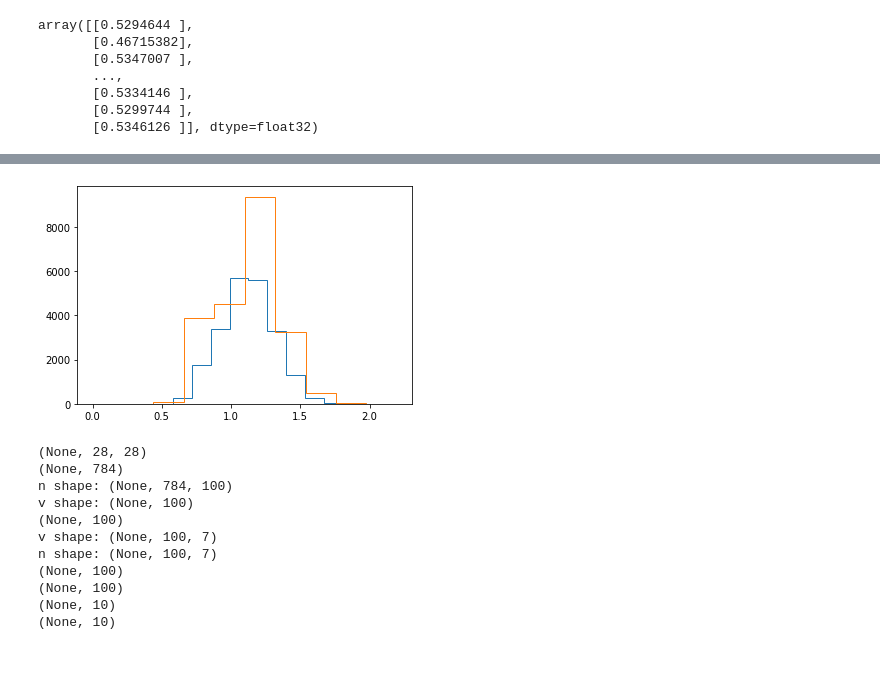
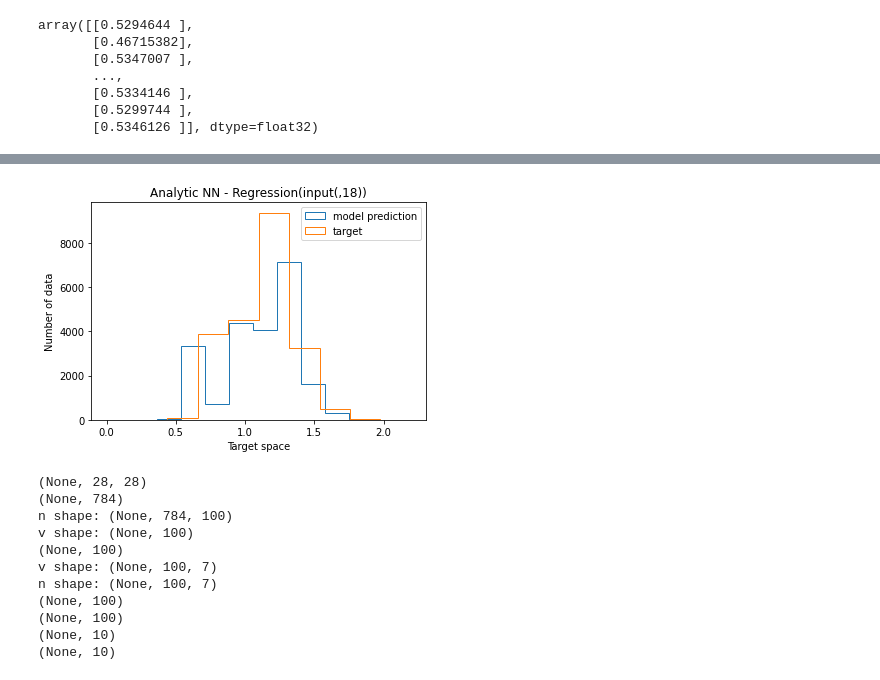
Before and after one commit to ja2006203966/Analytic-Neural-Networks, a Jupyter notebook: Analytic NN.ipynb, the cells around one changed output, grey strips where cells are left out. Drawn from its saved outputs; the diff is of its cells as text; code cells hidden in the pictures.

```diff
--- a/Analytic NN.ipynb
+++ b/Analytic NN.ipynb
@@ -640,13 +640,13 @@ Trainable params: 199
 Non-trainable params: 0
 _________________________________________________________________
 # %%
-## x_rg = np.array(x_rg)
+x_rg = np.array(x_rg)
 y_rg = np.array(y_rg)
 # %%
 x_rg = x_rg.astype(np.float32)
 y_rg = y_rg.astype(np.float32)
 # %%
 
-modelANN.fit(np.log(np.abs(x_rg)+1), np.log(np.abs(y_rg)+1), callbacks = callbacks, shuffle=True , epochs=10, batch_size=32, verbose=1)
+modelANN.fit(np.log(np.abs(x_rg)+1), np.log(np.abs(y_rg)+1), callbacks = callbacks, shuffle=True , epochs=30, batch_size=32, verbose=1)
 # modelANN.fit(np.log(np.abs(x_rg)+1), np.log(np.abs(y_rg)+1), epochs=10)
 # %% [output]
@@ -704,10 +696,14 @@ plt.show()
 # %%
-plt.hist(y_pre, histtype='step')
-plt.hist(np.log(np.abs(y_rg)+1), histtype='step' )
+plt.title("Analytic NN - Regression(input(,18))")
+plt.xlabel("Target space")
+plt.ylabel("Number of data")
+plt.hist(y_pre, histtype='step', label = "model prediction")
+plt.hist(np.log(np.abs(y_rg)+1), histtype='step',  label = "target")
+plt.legend()
 # plt.xlim([0,2.5])
 plt.show()
 # %% [output]
-[figure, old version]
+[figure, new version]
 # %%
 tf.keras.backend.set_floatx('float32')
 inputs = tf.keras.Input(shape=(28,28))
```
Also changed, not shown: parts of 3 cells of this notebook, 2 other files.
